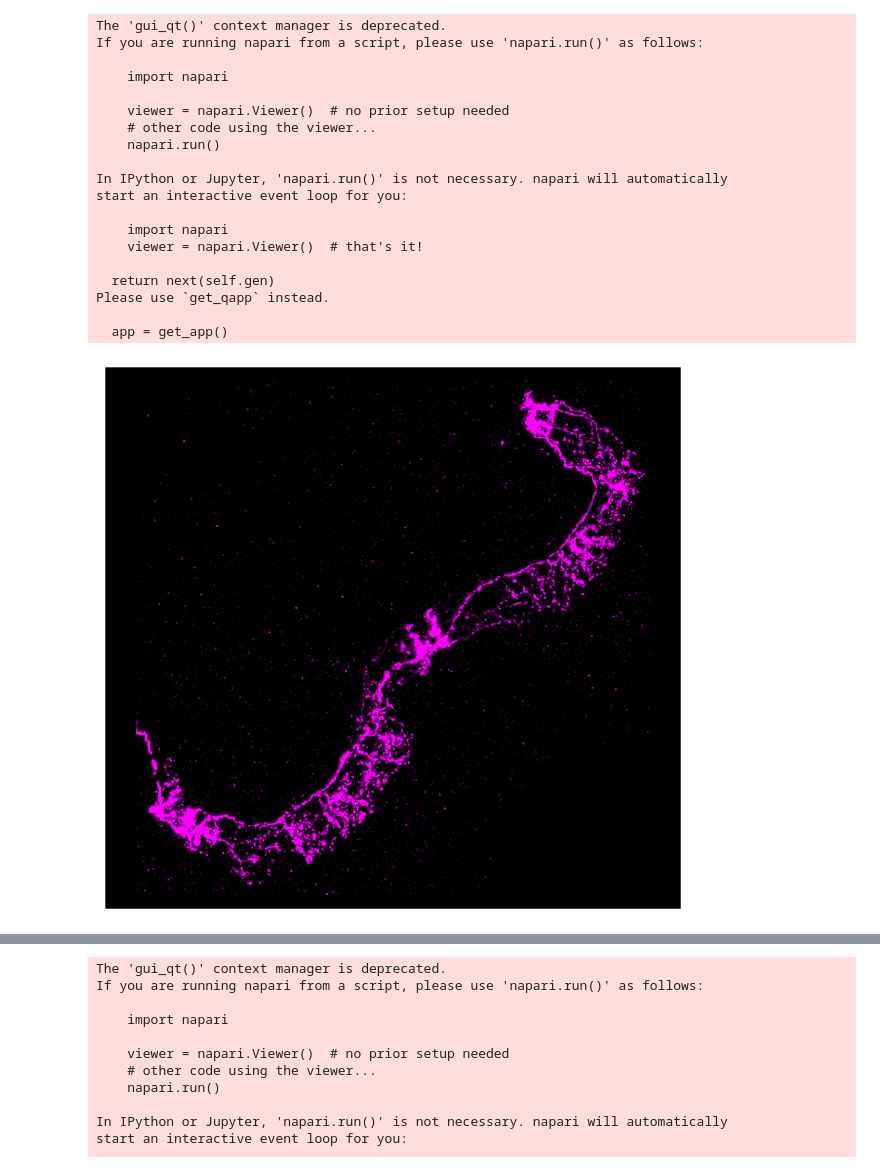
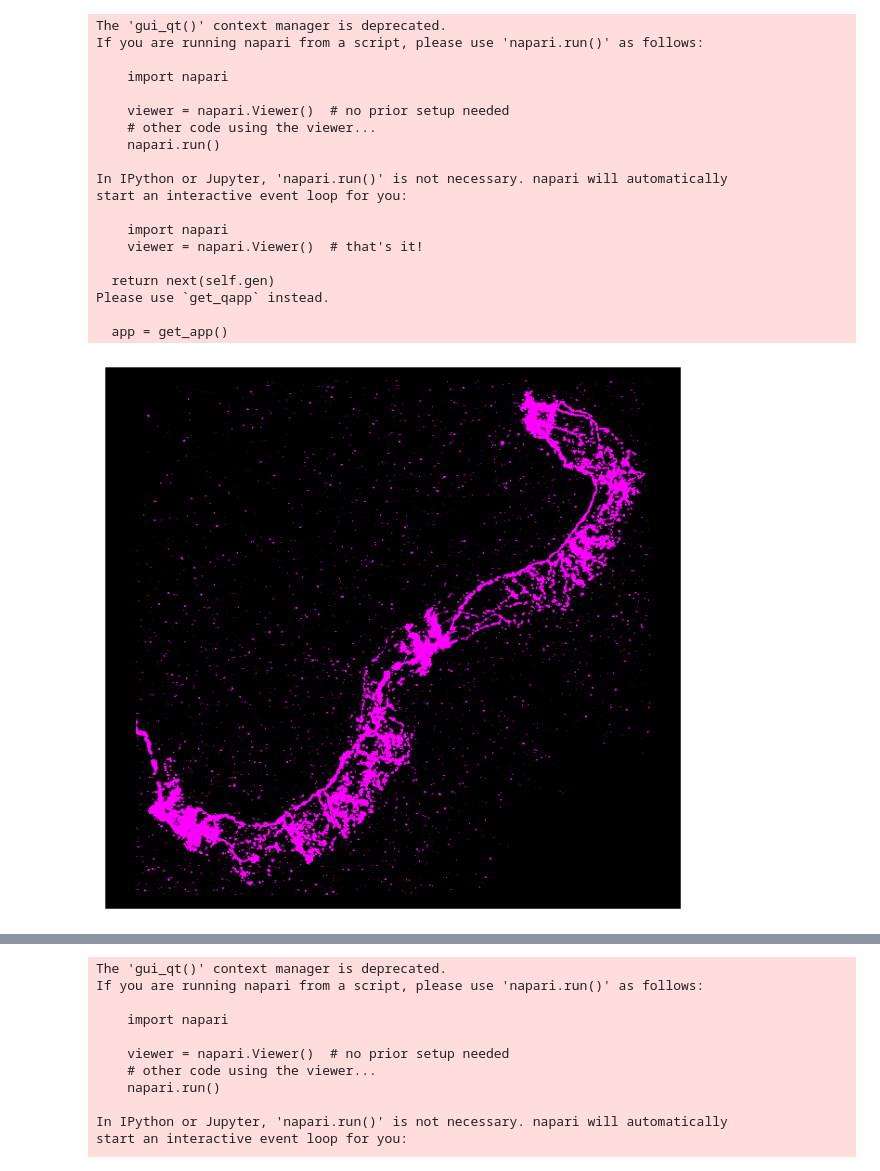
Before and after one commit to sansachenlelele/connectome_analysis_fisherlab, a Jupyter notebook: save_svg-airyscan.ipynb, the cells around one changed output, grey strips where cells are left out. Cells and saved outputs as stored; diff of their text form; code cells hidden in the pictures.

```diff
--- a/save_svg-airyscan.ipynb
+++ b/save_svg-airyscan.ipynb
@@ -115,7 +123,7 @@ with napari.gui_qt():
         name='568 Channel',
         colormap='magenta',
         blending='additive',
-        contrast_limits=(600, 5000),
+        contrast_limits=(1000, 2000),
         rendering='mip',
         #attenuation=0.05,
     )
@@ -124,7 +132,7 @@ with napari.gui_qt():
         name='488 Channel',
         colormap='green',
         blending='additive',
-        contrast_limits=(450, 3000),
+        contrast_limits=(700, 5500),
         rendering='mip',
     )
 
@@ -173,7 +181,7 @@ with napari.gui_qt():
         name='568 Channel',
         colormap='magenta',
         blending='additive',
-        contrast_limits=(600, 5000),
+        contrast_limits=(1000, 2000),
         rendering='mip',
         #attenuation=0.05,
     )
@@ -182,34 +190,34 @@ with napari.gui_qt():
     highres = viewer.screenshot(canvas_only=True, scale=4)
 
 # 3) Embed in a Matplotlib fig and save:
 fig, ax = plt.subplots(figsize=(8, 8))   # size in inches is arbitrary
 ax.imshow(highres, interpolation='nearest')
 ax.axis('off')
 
 # push out the SVG/EPS with your giant bitmap inside:
 fig.savefig('fly6_tdt.svg', format='svg',
             bbox_inches='tight', pad_inches=0, dpi=800)
 # %% [output]
 The 'gui_qt()' context manager is deprecated.
 If you are running napari from a script, please use 'napari.run()' as follows:
 
     import napari
 
     viewer = napari.Viewer()  # no prior setup needed
     # other code using the viewer...
     napari.run()
 
 In IPython or Jupyter, 'napari.run()' is not necessary. napari will automatically
 start an interactive event loop for you:
 
     import napari
     viewer = napari.Viewer()  # that's it!
 
   return next(self.gen)
 Please use `get_qapp` instead.
 
   app = get_app()
-[figure, old version]
+[figure, new version]
 # %%
 # "screenshot" of top view of 3D view (green channel only):
 
```
Also changed, not shown: parts of 3 cells of this notebook.
